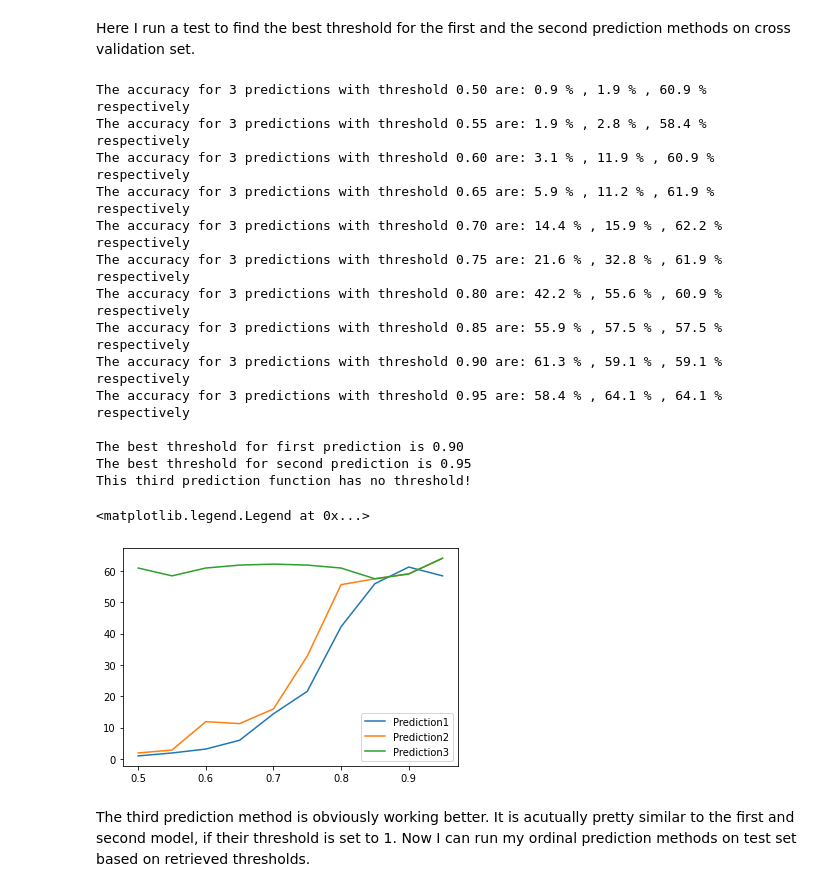
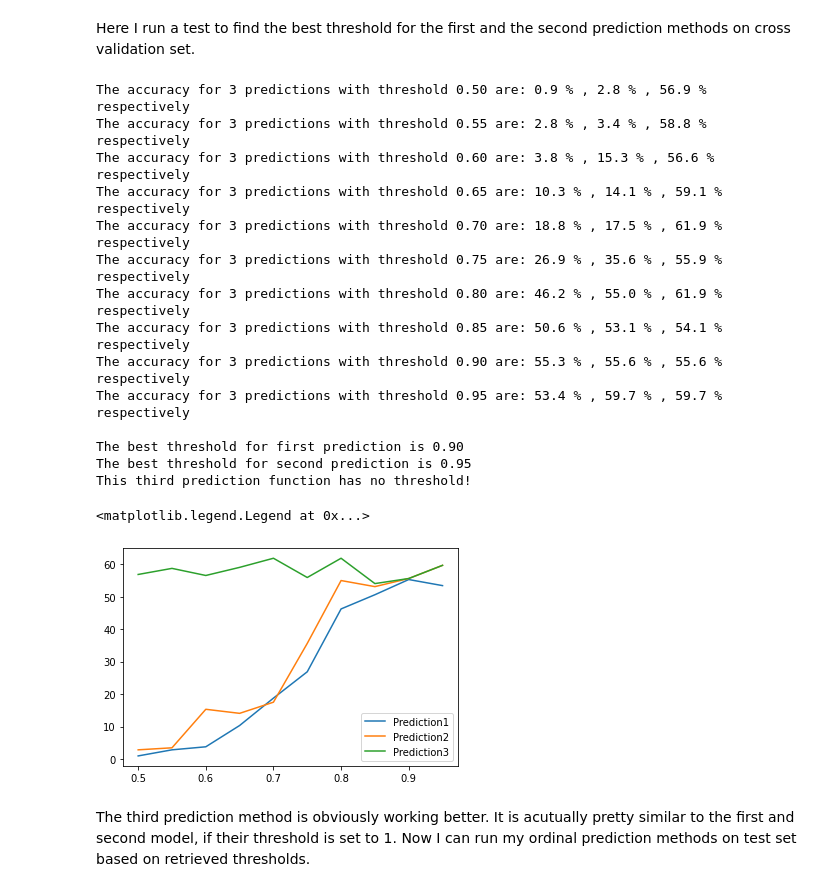
Before and after one commit to mahmoudjahanshahi/DeepLearning, a Jupyter notebook: RedWineQuality/shallowNN_tanh.ipynb, the cells around one changed output. Saved outputs shown, nothing was run; the diff lists cells and outputs as text; code cells hidden in the pictures.

```diff
--- a/RedWineQuality/shallowNN_tanh.ipynb
+++ b/RedWineQuality/shallowNN_tanh.ipynb
@@ -464,8 +464,8 @@ Score 4 : array([0,1,0,0,0,0])
 Score 5 : array([0,0,1,0,0,0])
 and so on.
 # %%
-parameters = nn_model(X_train, Y_train, n_h = 6, scaling_factor = 0.01, learning_rate = 1.1, num_iterations = 10000, print_cost=True)
-predictions = predict(parameters, X_test)
+parameters, mean, std = nn_model(X_train, Y_train, n_h = 15, scaling_factor = 0.01, learning_rate = 0.5, num_iterations = 20000, print_cost=True)
+predictions = predict(parameters, mean, std, X_test)
 accuracy = pred_evaluation(predictions,Y_test)
 print("The model accuracy is %.1f %%" %accuracy)
 # %% [output]
@@ -508,9 +516,9 @@ cumulativep = array ( [0.8, 0.75, 0.63, 0.5, 0.42, 0.35] )
 
 As for the prediction, I just simply scan through output nodes and stop when the output of a node is smaller than the predefined threshold. The index k of the last node whose output is bigger than threshold is the predicted category of the data point.
 # %%
-def oPredict1(parameters, X, threshold):
+def oPredict1(parameters, mean, std, X, threshold):
 
-    X = normalize(X)
+    X = (X-mean)/std
 
     A2, tmp = forward_propagation(X, parameters)
 
@@ -534,9 +542,9 @@ Then I build a matrix by averaging, which for our example results in array ( [1,
 
 For the prediction, I just simply scan through output nodes and stop when the output of a node is smaller than the predefined threshold. The index k of the last node whose output is bigger than threshold is the predicted category of the data point.
 # %%
-def oPredict2(parameters, X, threshold):
+def oPredict2(parameters, mean, std, X, threshold):
 
-    X = normalize(X)
+    X = (X-mean)/std
 
     A2, tmp = forward_propagation(X, parameters)
 
@@ -556,9 +564,9 @@ def oPredict2(parameters, X, threshold):
 # %% [markdown]
 As for my third prediction method, I just simply scan through output nodes and stop when the output of a node is smaller than the predefined threshold for the sigmoid function (0.5). The index k of the last node whose output is bigger than threshold is the predicted category of the data point.
 # %%
-def oPredict3(parameters, X):
+def oPredict3(parameters, mean, std, X):
 
-    X = normalize(X)
+    X = (X-mean)/std
 
     A2, tmp = forward_propagation(X, parameters)
 
@@ -584,49 +592,49 @@ best_result1 = 0
 max_accuracy2 = 0
 best_result2 = 0
 for i in test_set:
-    parameters = nn_model(rankX_train, rankY_train, n_h = 6, scaling_factor = 0.01, learning_rate = 0.9, num_iterations = 5000)
-    predictions1 = oPredict1(parameters, rankX_cv, threshold = i)
+    parameters, mean, std = nn_model(rankX_train, rankY_train, n_h = 15, scaling_factor = 0.01, learning_rate = 0.5, num_iterations = 20000)
+    predictions1 = oPredict1(parameters, mean, std, rankX_cv, threshold = i)
     accuracy1 = pred_evaluation(predictions1,rankY_cv)
-    predictions2 = oPredict2(parameters, rankX_cv, threshold = i)
+    predictions2 = oPredict2(parameters, mean, std, rankX_cv, threshold = i)
     accuracy2 = pred_evaluation(predictions2,rankY_cv)
-    predictions3 = oPredict3(parameters, rankX_cv)
+    predictions3 = oPredict3(parameters, mean, std, rankX_cv)
     accuracy3 = pred_evaluation(predictions3,rankY_cv)
     accuracy_log1.append(accuracy1)
     accuracy_log2.append(accuracy2)
     accuracy_log3.append(accuracy3)
     print("The accuracy for 3 predictions with threshold %.2f are: %.1f %% , %.1f %% , %.1f %% respectively" %(i,accuracy1,accuracy2,accuracy3))
     if accuracy1 > max_accuracy1:
         max_accuracy1 = accuracy1
         best_result1 = i
     if accuracy2 > max_accuracy2:
         max_accuracy2 = accuracy2
         best_result2 = i
 
 print()
 plt.plot(test_set, accuracy_log1, label='Prediction1')
 print("The best threshold for first prediction is %.2f" %best_result1)
 plt.plot(test_set, accuracy_log2, label='Prediction2')
 print("The best threshold for second prediction is %0.2f" %best_result2)
 plt.plot(test_set, accuracy_log3, label='Prediction3')
 print("This third prediction function has no threshold!")
 plt.legend()
 # %% [output]
-The accuracy for 3 predictions with threshold 0.50 are: 0.9 % , 1.9 % , 60.9 % respectively
-The accuracy for 3 predictions with threshold 0.55 are: 1.9 % , 2.8 % , 58.4 % respectively
-The accuracy for 3 predictions with threshold 0.60 are: 3.1 % , 11.9 % , 60.9 % respectively
-The accuracy for 3 predictions with threshold 0.65 are: 5.9 % , 11.2 % , 61.9 % respectively
-The accuracy for 3 predictions with threshold 0.70 are: 14.4 % , 15.9 % , 62.2 % respectively
-The accuracy for 3 predictions with threshold 0.75 are: 21.6 % , 32.8 % , 61.9 % respectively
-The accuracy for 3 predictions with threshold 0.80 are: 42.2 % , 55.6 % , 60.9 % respectively
-The accuracy for 3 predictions with threshold 0.85 are: 55.9 % , 57.5 % , 57.5 % respectively
-The accuracy for 3 predictions with threshold 0.90 are: 61.3 % , 59.1 % , 59.1 % respectively
-The accuracy for 3 predictions with threshold 0.95 are: 58.4 % , 64.1 % , 64.1 % respectively
+The accuracy for 3 predictions with threshold 0.50 are: 0.9 % , 2.8 % , 56.9 % respectively
+The accuracy for 3 predictions with threshold 0.55 are: 2.8 % , 3.4 % , 58.8 % respectively
+The accuracy for 3 predictions with threshold 0.60 are: 3.8 % , 15.3 % , 56.6 % respectively
+The accuracy for 3 predictions with threshold 0.65 are: 10.3 % , 14.1 % , 59.1 % respectively
+The accuracy for 3 predictions with threshold 0.70 are: 18.8 % , 17.5 % , 61.9 % respectively
+The accuracy for 3 predictions with threshold 0.75 are: 26.9 % , 35.6 % , 55.9 % respectively
+The accuracy for 3 predictions with threshold 0.80 are: 46.2 % , 55.0 % , 61.9 % respectively
+The accuracy for 3 predictions with threshold 0.85 are: 50.6 % , 53.1 % , 54.1 % respectively
+The accuracy for 3 predictions with threshold 0.90 are: 55.3 % , 55.6 % , 55.6 % respectively
+The accuracy for 3 predictions with threshold 0.95 are: 53.4 % , 59.7 % , 59.7 % respectively
 
 The best threshold for first prediction is 0.90
 The best threshold for second prediction is 0.95
 This third prediction function has no threshold!
 <matplotlib.legend.Legend at 0x...>
-[figure, old version]
+[figure, new version]
 # %% [markdown]
 The third prediction method is obviously working better. It is acutually pretty similar to the first and second model, if their threshold is set to 1. Now I can run my ordinal prediction methods on test set based on retrieved thresholds.
 # %%
```
Also changed, not shown: parts of 12 cells of this notebook.
